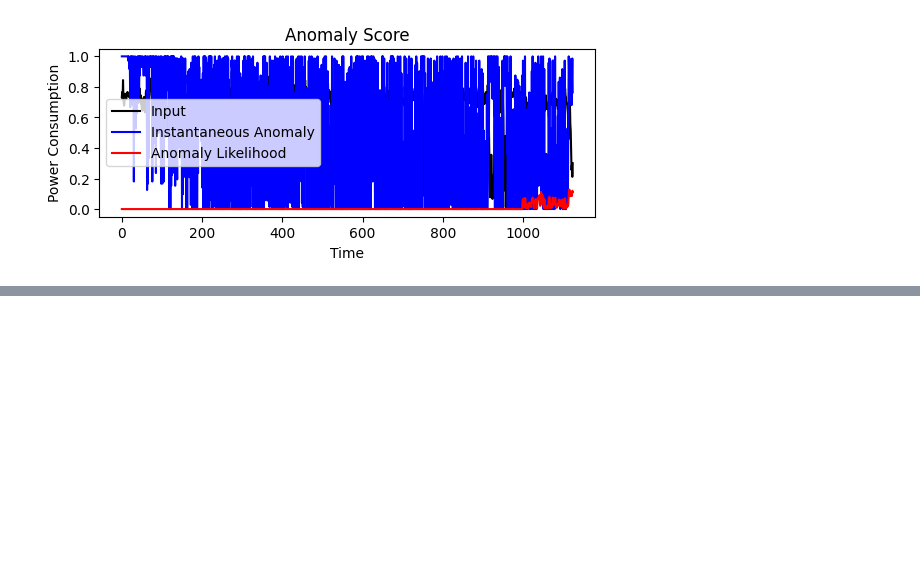
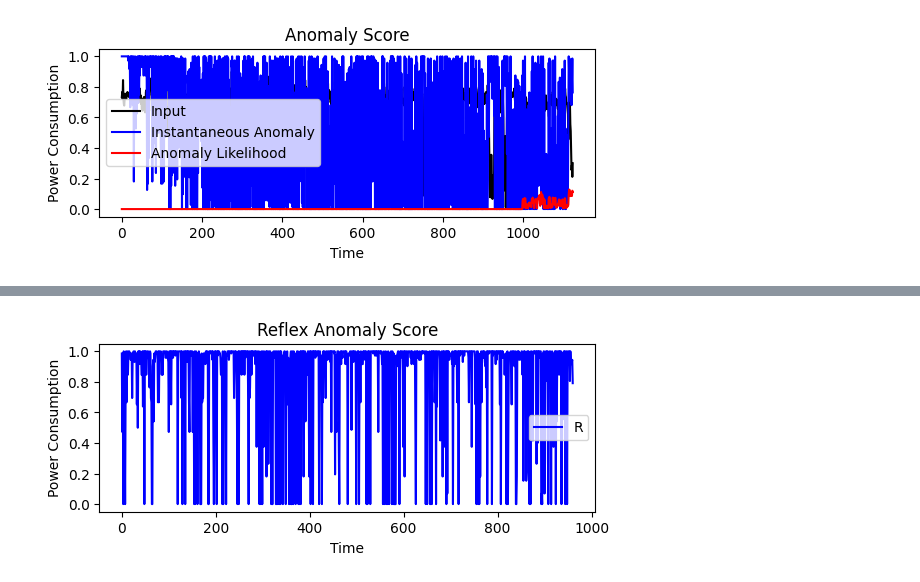
Before and after one commit to paviabera/HTM-ReflexMemory-CAM, a Jupyter notebook: notebooks/240826-attention-module.ipynb, the cells around one changed output, grey strips where cells are left out. Drawn from its saved outputs; the diff is of its cells as text; code cells hidden in the pictures; blank space fills up the shorter version.

Commit message:
reflex-anomaly

```diff
--- a/notebooks/240826-attention-module.ipynb
+++ b/notebooks/240826-attention-module.ipynb
@@ -249,6 +271,7 @@ for dataset in inputSources:
     inputs = []
     anomaly = []
     anomalyProb = []
+    anomalyRM = []
     for count, record in enumerate(records):
 
         dateString = datetime.datetime.strptime(record[0], "%Y-%m-%d %H:%M:%S")
@@ -277,17 +300,8 @@ for dataset in inputSources:
             sp.compute(encoding, config['sp']['learn'], activeColumns)
             sp_info.addData( activeColumns )
 
-            rm_correct_prediction = False
-            if rm.previous_sdr is not None:
-                prev_activeColumns = SDR( sp.getColumnDimensions() )
-                prev_activeColumns.sparse = list(map(int, rm.previous_sdr.split('-')))
-
-                pred_value, pred_key = rm.predict(prev_activeColumns)
-                if pred_key is not None:
-                    if pred_key.flatten() == activeColumns.flatten():
-                        rm_correct_prediction = True
-                        # anomalyScores (iteration) = 1 - nnz(predictedInput & SM.input)/nnz(SM.input);
-
+            pred_correct, pred_anomaly = rm.learn(activeColumns)
+            anomalyRM.append( pred_anomaly )
             rm.add(activeColumns)
 
             tm.compute(activeColumns, learn=config['tm']['learn'])
@@ -394,0 +400,12 @@ a3f0d4c922961b372815f100f2c25b76 dda4aefd484909f18c6576d7c236a009 4
+# %%
+anomalyRM = [x for x in anomalyRM if x is not None]
+
+plt.subplot(2,1,2)
+plt.title("Reflex Anomaly Score")
+plt.xlabel("Time")
+plt.ylabel("Power Consumption")
+plt.plot(np.arange(len(anomalyRM)), anomalyRM, 'blue')
+plt.legend(labels=('Reflex Anomaly'))
+plt.show()
+# %% [output]
+[figure, added]
```
Also changed, not shown: parts of 2 cells of this notebook.
